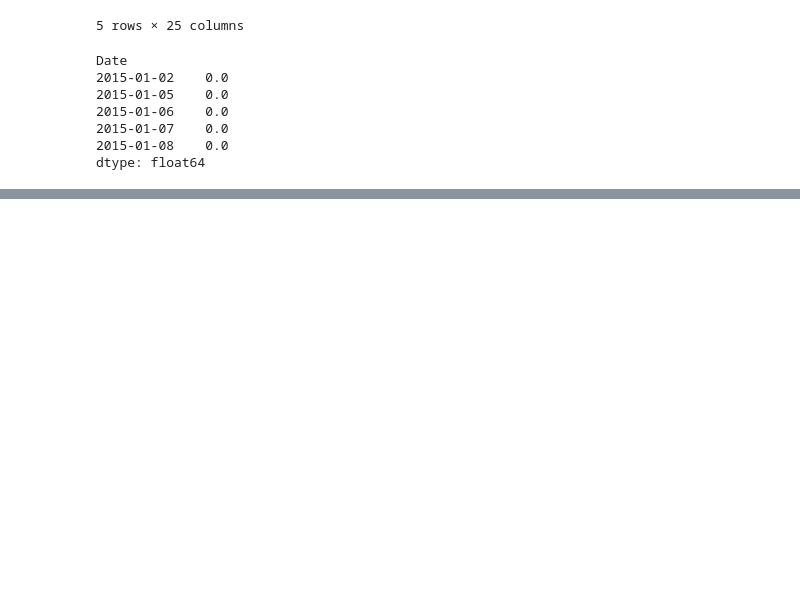
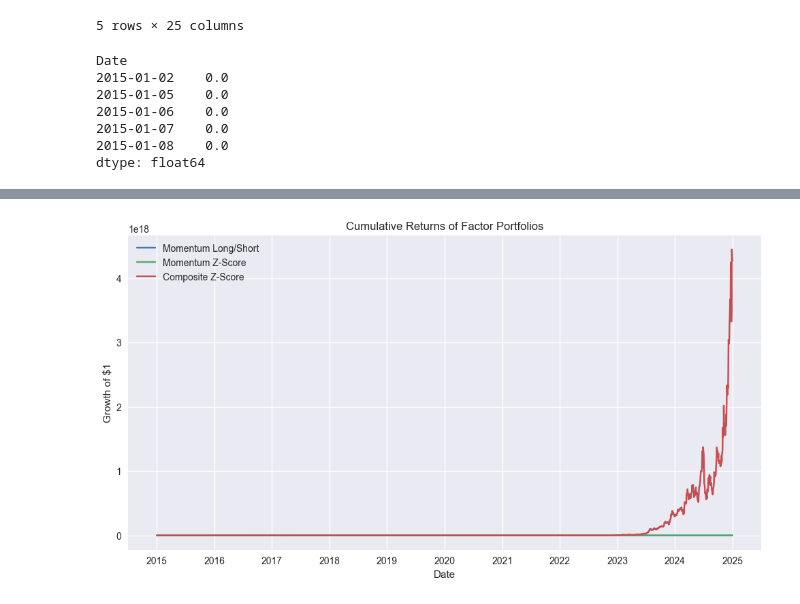
Before and after one commit to ethancyyiu/Factor-Model-Engine, a Jupyter notebook: notebooks/portfolio_backtest.ipynb, the cells around one changed output, grey strips where cells are left out. Cells and saved outputs as stored; diff of their text form; code cells hidden in the pictures; blank space fills up the shorter version.

Commit message:
amazing plot for composite factors

```diff
--- a/notebooks/portfolio_backtest.ipynb
+++ b/notebooks/portfolio_backtest.ipynb
@@ -71,3 +71,6 @@ Date
 2015-01-07    0.0
 2015-01-08    0.0
 dtype: float64
+# %%
+mom_weights_z, mom_ret_z = build_zscore_portfolio_from_factor(momentum, returns)
+mom_ret_z.head()
@@ -73,0 +85,3 @@ dtype: float64
+# %%
+comp_weights, comp_ret = build_composite_portfolio(factors, returns)
+comp_ret.head()
@@ -73,0 +96,20 @@ dtype: float64
+# %%
+def cumulative_returns(returns):
+    return (1 + returns).cumprod()
+
+cum_mom_ls = cumulative_returns(mom_ret)
+cum_mom_z = cumulative_returns(mom_ret_z)
+cum_comp = cumulative_returns(comp_ret)
+
+plt.figure(figsize=(12, 6))
+plt.plot(cum_mom_ls, label="Momentum Long/Short")
+plt.plot(cum_mom_z, label="Momentum Z-Score")
+plt.plot(cum_comp, label="Composite Z-Score")
+plt.title("Cumulative Returns of Factor Portfolios")
+plt.xlabel("Date")
+plt.ylabel("Growth of $1")
+plt.legend()
+plt.grid(True)
+plt.show()
+# %% [output]
+[figure, added]
```
Also changed, not shown: parts of 2 cells of this notebook.
